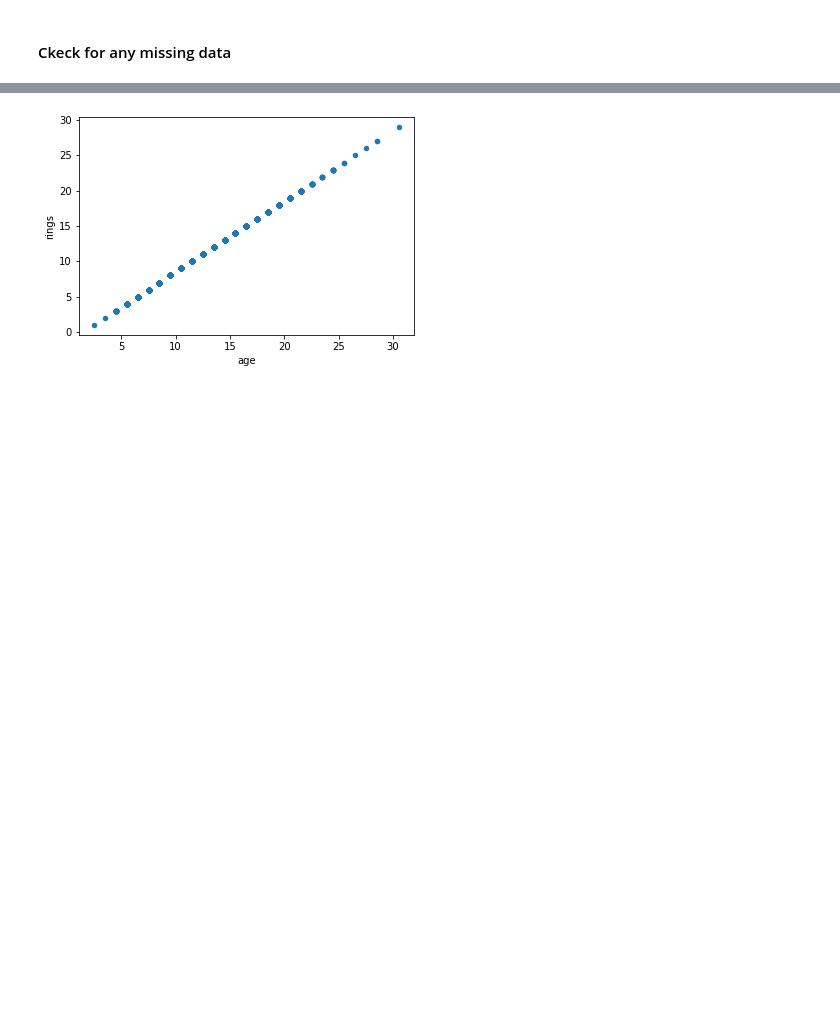
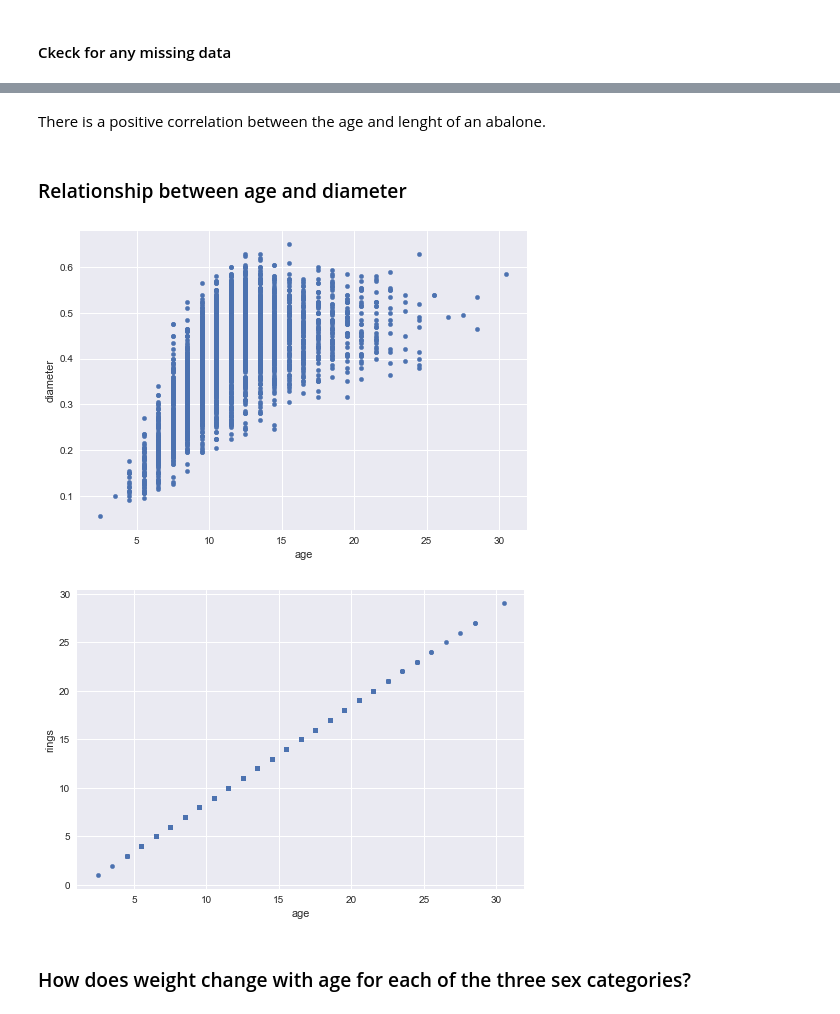
Before and after one commit to Gurnelius/estimate_abalone_age, a Jupyter notebook: predict_abalone_age.ipynb, the cells around one changed output, grey strips where cells are left out. Cells and saved outputs as stored; diff of their text form; code cells hidden in the pictures; blank space fills up the shorter version.

```diff
--- a/predict_abalone_age.ipynb
+++ b/predict_abalone_age.ipynb
@@ -115,4 +126,16 @@ abalone.plot(kind="scatter", x='age', y='diameter');
+# %% [markdown]
+There is a positive correlation between the age and lenght of an abalone.
+# %% [markdown]
+### Relationship between age and diameter
+# %%
+
+
+df.plot(kind="scatter", x='age', y='diameter');
+# %% [output]
+[figure, added]
 # %%
-abalone.plot(kind="scatter", x='age', y='rings');
+df.plot(kind="scatter", x='age', y='rings');
 # %% [output]
-[figure, old version]
+[figure, new version]
+# %% [markdown]
+### How does weight change with age for each of the three sex categories?
```
Also changed, not shown: parts of 74 cells of this notebook, 1 other file.
